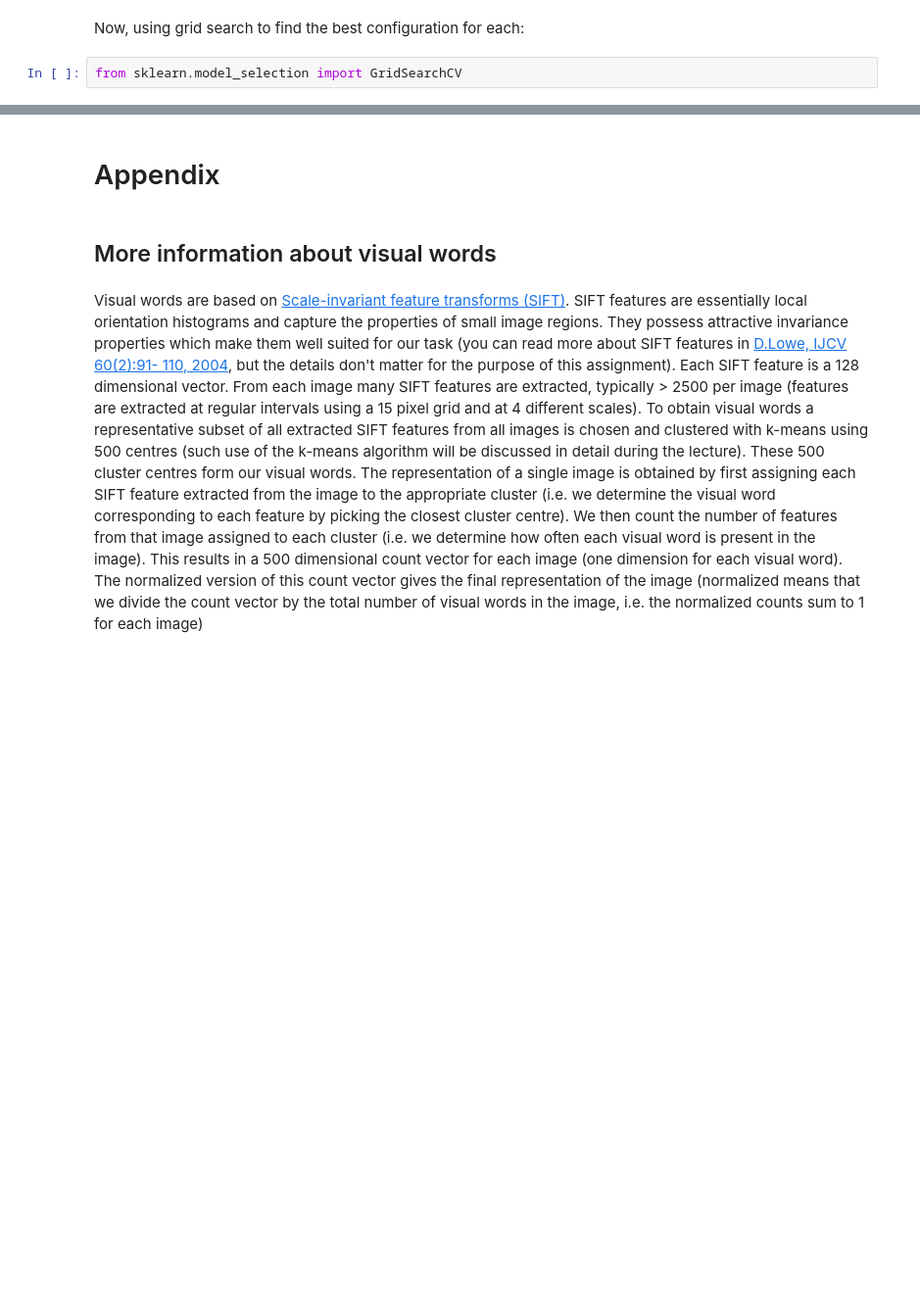
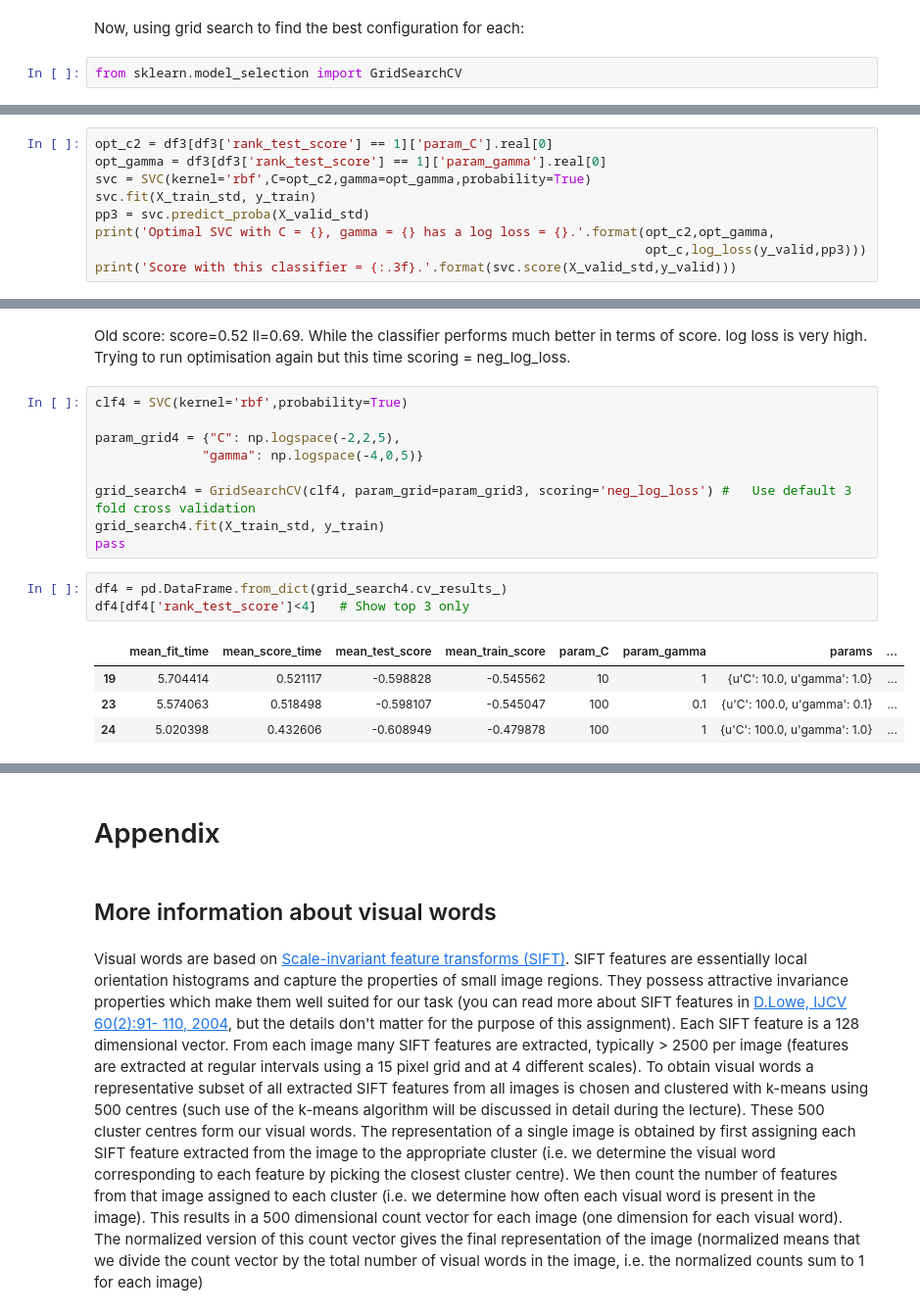
Before and after one commit to anirudhgangwal/IAML, a Jupyter notebook: 07_Assignment_3.ipynb, the cells around one changed output, grey strips where cells are left out. Shown at 98% size. Saved outputs shown, nothing was run; the diff lists cells and outputs as text; blank space fills up the shorter version.

```diff
--- a/07_Assignment_3.ipynb
+++ b/07_Assignment_3.ipynb
@@ -920,0 +953,9 @@ Name: 12, dtype: object
+# %%
+opt_c2 = df3[df3['rank_test_score'] == 1]['param_C'].real[0]
+opt_gamma = df3[df3['rank_test_score'] == 1]['param_gamma'].real[0]
+svc = SVC(kernel='rbf',C=opt_c2,gamma=opt_gamma,probability=True)
+svc.fit(X_train_std, y_train)
+pp3 = svc.predict_proba(X_valid_std)
+print('Optimal SVC with C = {}, gamma = {} has a log loss = {}.'.format(opt_c2,opt_gamma,
+                                                                        opt_c,log_loss(y_valid,pp3)))
+print('Score with this classifier = {:.3f}.'.format(svc.score(X_valid_std,y_valid)))
@@ -920,0 +965,20 @@ Name: 12, dtype: object
+# %% [markdown]
+Old score: score=0.52 ll=0.69. While the classifier performs much better in terms of score. log loss is very high.
+Trying to run optimisation again but this time scoring = neg_log_loss.
+# %%
+clf4 = SVC(kernel='rbf',probability=True)
+
+param_grid4 = {"C": np.logspace(-2,2,5),
+              "gamma": np.logspace(-4,0,5)}
+
+grid_search4 = GridSearchCV(clf4, param_grid=param_grid3, scoring='neg_log_loss') #   Use default 3 fold cross validation
+grid_search4.fit(X_train_std, y_train)
+pass
+# %%
+df4 = pd.DataFrame.from_dict(grid_search4.cv_results_)
+df4[df4['rank_test_score']<4]   # Show top 3 only
+# %% [output]
+|  | mean_fit_time | mean_score_time | mean_test_score | mean_train_score | param_C | param_gamma | params | ... |
+| 19 | 5.704414 | 0.521117 | -0.598828 | -0.545562 | 10 | 1 | {u'C': 10.0, u'gamma': 1.0} | ... |
+| 23 | 5.574063 | 0.518498 | -0.598107 | -0.545047 | 100 | 0.1 | {u'C': 100.0, u'gamma': 0.1} | ... |
+| 24 | 5.020398 | 0.432606 | -0.608949 | -0.479878 | 100 | 1 | {u'C': 100.0, u'gamma': 1.0} | ... |
```
Also changed, not shown: parts of 37 cells of this notebook.
